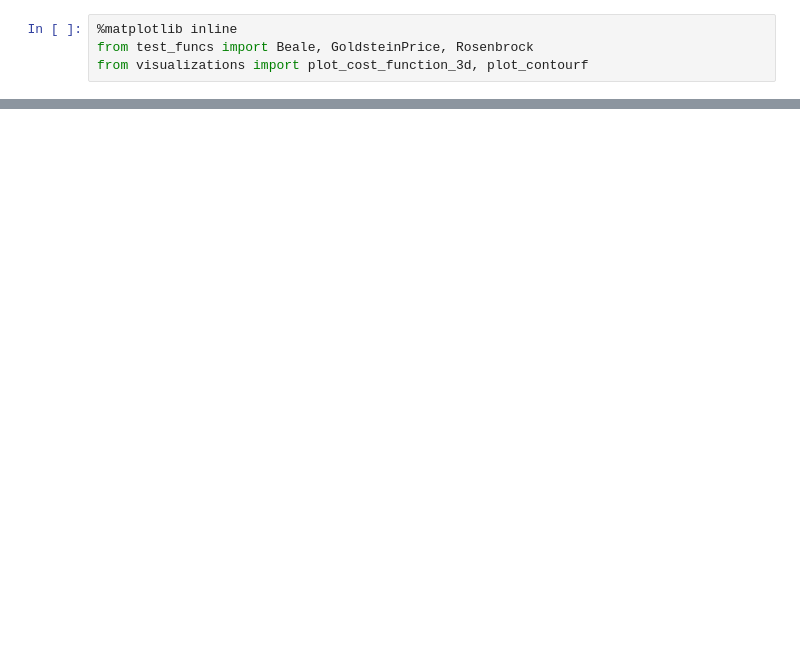
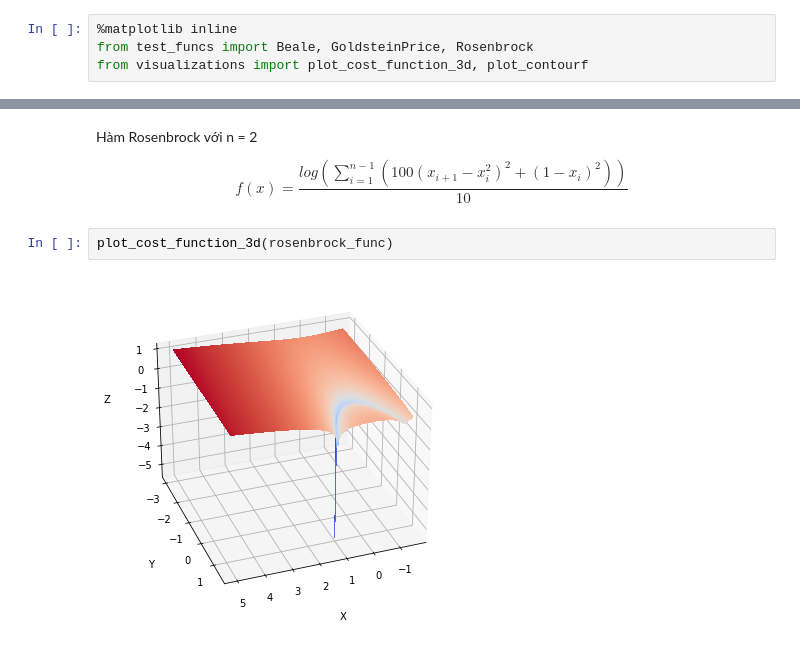
Before and after one commit to p2pc/optimchan, a Jupyter notebook: visualize_test_optimization_function.ipynb, the cells around one changed output, grey strips where cells are left out. Saved outputs shown, nothing was run; the diff lists cells and outputs as text; blank space fills up the shorter version.

```diff
--- a/visualize_test_optimization_function.ipynb
+++ b/visualize_test_optimization_function.ipynb
@@ -28,0 +24,10 @@ plot_contourf(cost_f, figsize=[7,7])
+# %% [markdown]
+Hàm Rosenbrock với n = 2
+
+$$
+f(x) = \frac{log\left(\sum_{i=1}^{n-1}\left(100(x_{i+1}-x_i^2)^2+(1-x_i)^2\right)\right)}{10}
+$$
+# %%
+plot_cost_function_3d(rosenbrock_func)
+# %% [output]
+[figure, added]
```
Also changed, not shown: parts of 9 cells of this notebook, 7 other files.
